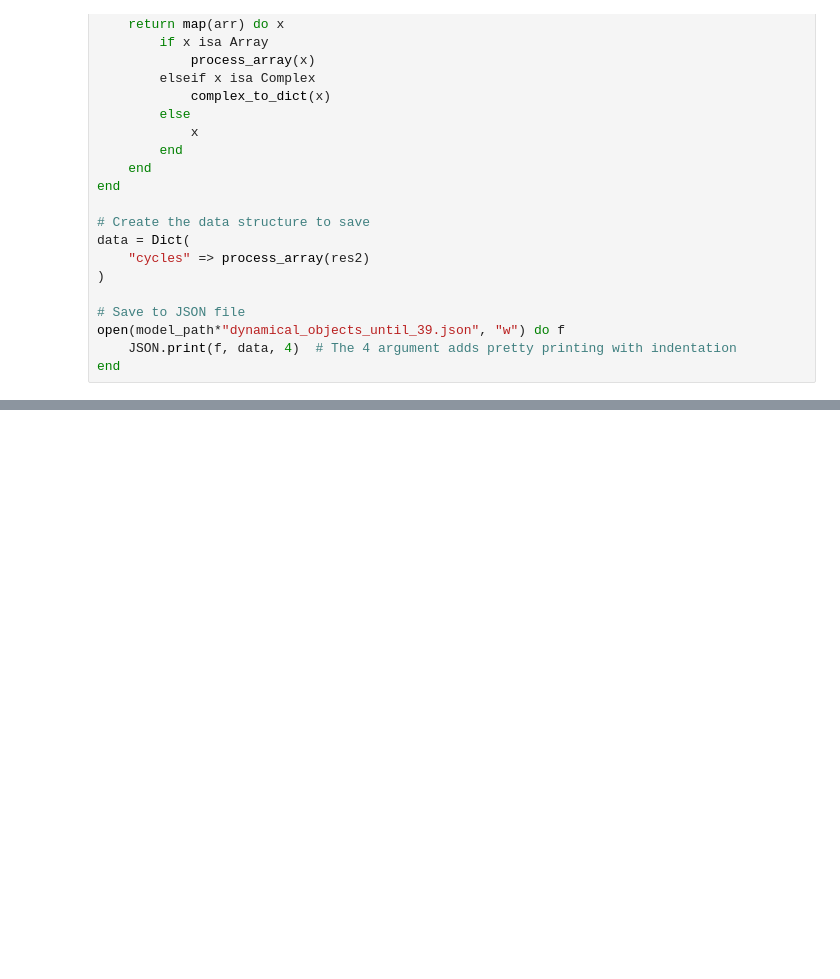
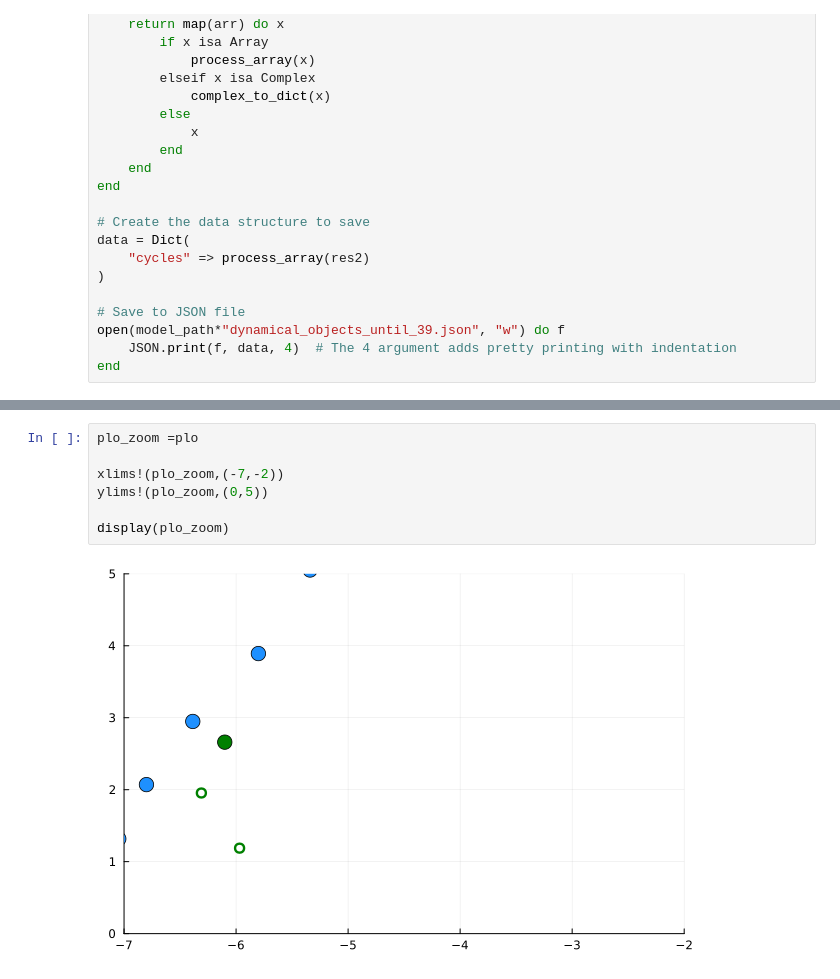
Before and after one commit to leisenmann2/SCYFI-speedup, a Jupyter notebook: example_cell.ipynb, the cells around one changed output, grey strips where cells are left out. Saved outputs shown, nothing was run; the diff lists cells and outputs as text; blank space fills up the shorter version.

```diff
--- a/example_cell.ipynb
+++ b/example_cell.ipynb
@@ -296,0 +336,9 @@ println(length(res[2][1]))
+# %%
+plo_zoom =plo
+
+xlims!(plo_zoom,(-7,-2))
+ylims!(plo_zoom,(0,5))
+
+display(plo_zoom)
+# %% [output]
+[figure, added]
```
Also changed, not shown: parts of 7 cells of this notebook.
